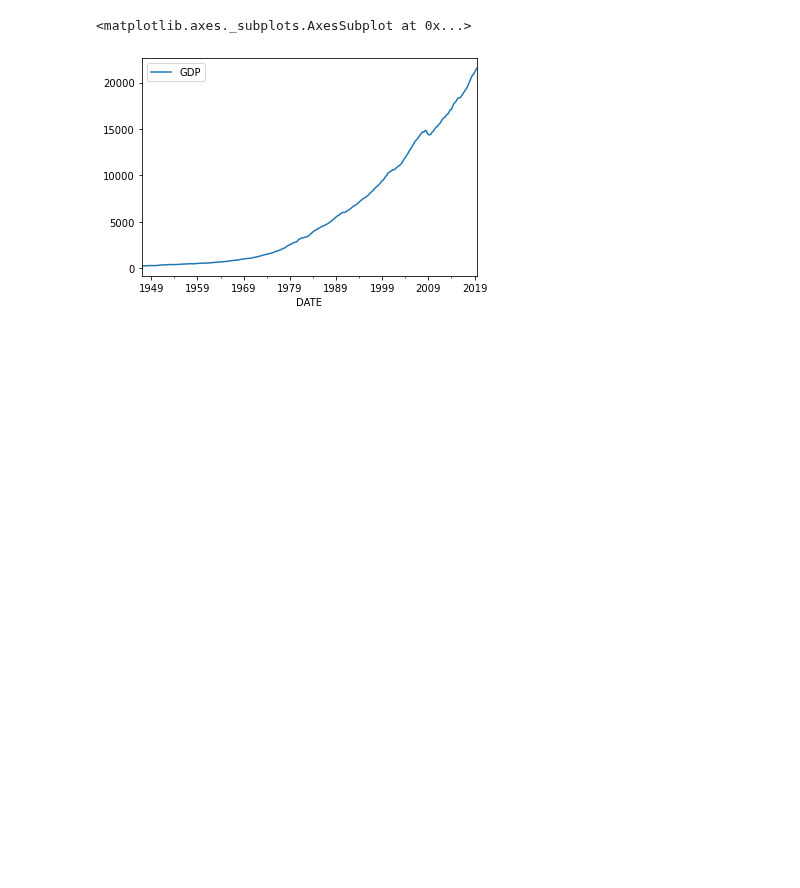
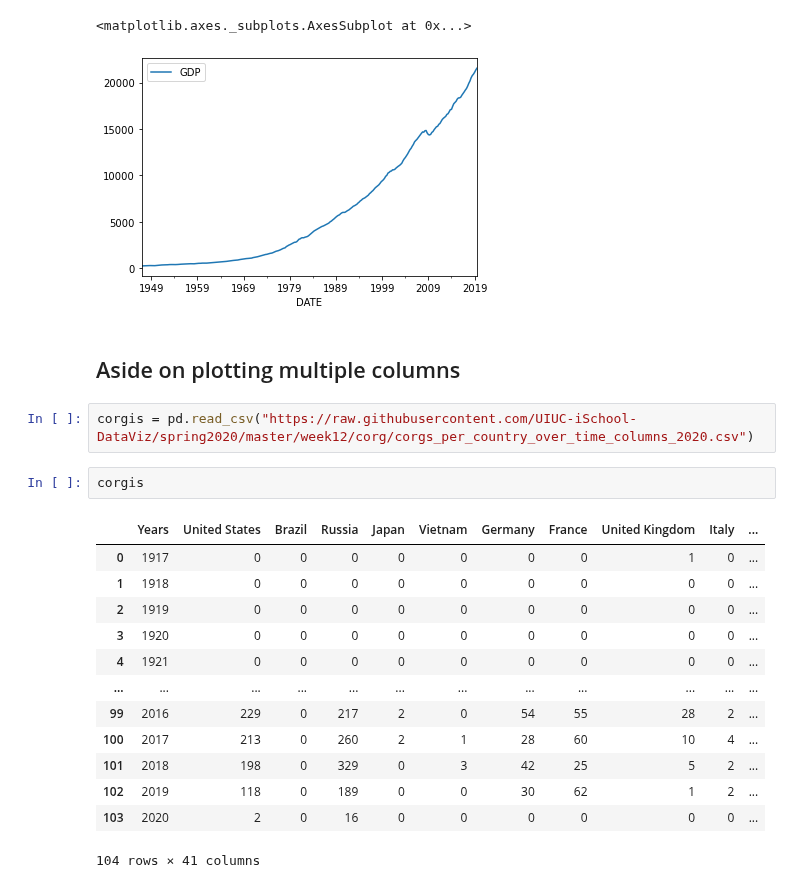
Before and after one commit to jnaiman/csci-p-14110_su2020, a Jupyter notebook: lesson03/inClass_lesson03.ipynb, the cells around one changed output. Cells and saved outputs as stored; diff of their text form; blank space fills up the shorter version.

```diff
--- a/lesson03/inClass_lesson03.ipynb
+++ b/lesson03/inClass_lesson03.ipynb
@@ -392,3 +392,23 @@ gdp.plot(x='DATE')
 # %% [output]
 <matplotlib.axes._subplots.AxesSubplot at 0x...>
 [figure]
+# %% [markdown]
+## Aside on plotting multiple columns
+# %%
+corgis = pd.read_csv("https://raw.githubusercontent.com/UIUC-iSchool-DataViz/spring2020/master/week12/corg/corgs_per_country_over_time_columns_2020.csv")
+# %%
+corgis
+# %% [output]
+|  | Years | United States | Brazil | Russia | Japan | Vietnam | Germany | France | United Kingdom | Italy | ... |
+| 0 | 1917 | 0 | 0 | 0 | 0 | 0 | 0 | 0 | 1 | 0 | ... |
+| 1 | 1918 | 0 | 0 | 0 | 0 | 0 | 0 | 0 | 0 | 0 | ... |
+| 2 | 1919 | 0 | 0 | 0 | 0 | 0 | 0 | 0 | 0 | 0 | ... |
+| 3 | 1920 | 0 | 0 | 0 | 0 | 0 | 0 | 0 | 0 | 0 | ... |
+| 4 | 1921 | 0 | 0 | 0 | 0 | 0 | 0 | 0 | 0 | 0 | ... |
+| ... | ... | ... | ... | ... | ... | ... | ... | ... | ... | ... | ... |
+| 99 | 2016 | 229 | 0 | 217 | 2 | 0 | 54 | 55 | 28 | 2 | ... |
+| 100 | 2017 | 213 | 0 | 260 | 2 | 1 | 28 | 60 | 10 | 4 | ... |
+| 101 | 2018 | 198 | 0 | 329 | 0 | 3 | 42 | 25 | 5 | 2 | ... |
+| 102 | 2019 | 118 | 0 | 189 | 0 | 0 | 30 | 62 | 1 | 2 | ... |
+| 103 | 2020 | 2 | 0 | 16 | 0 | 0 | 0 | 0 | 0 | 0 | ... |
+104 rows × 41 columns
```
Also changed, not shown: parts of 2 cells of this notebook, 1 other file.
